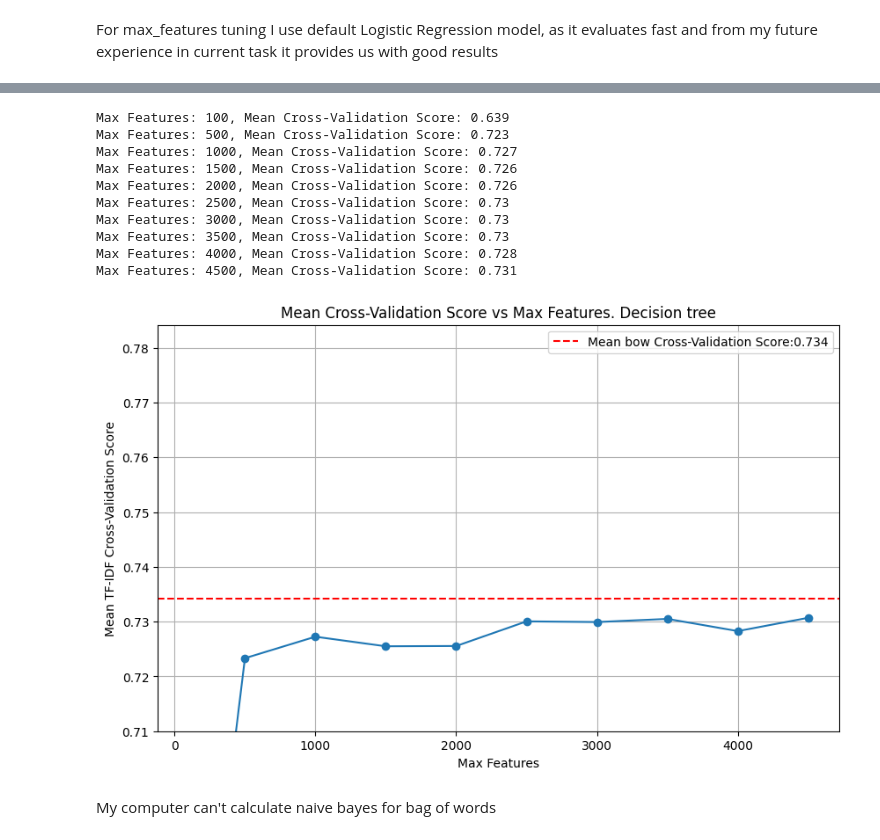
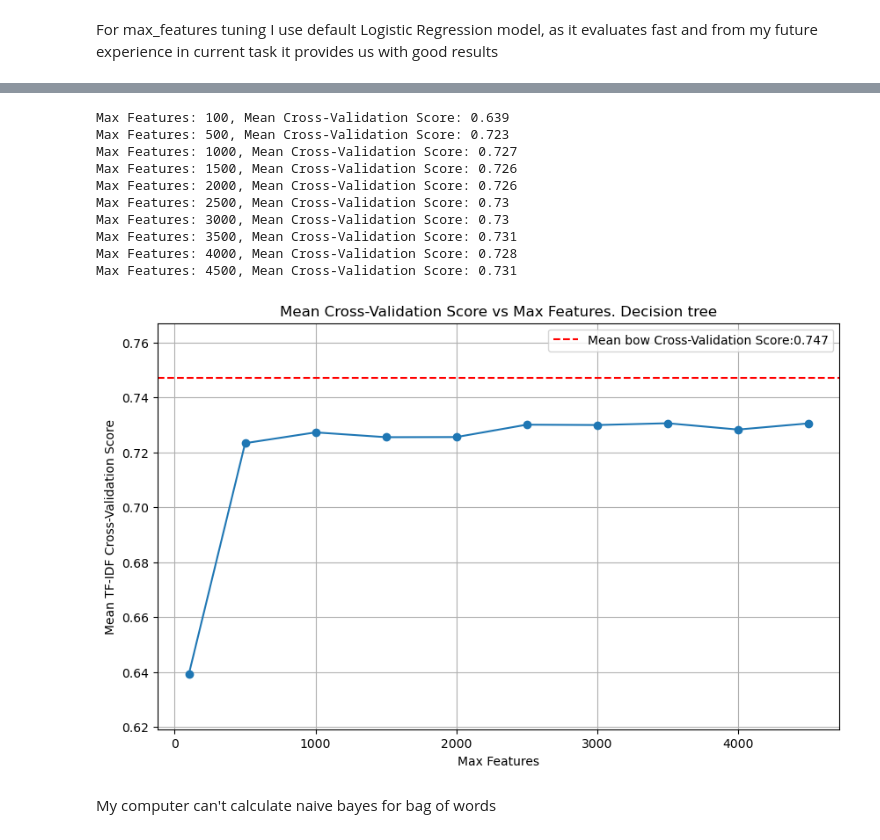
Before and after one commit to AntonGerasimov/sentiment-analysis, a Jupyter notebook: notebooks/bow_vs_tfidf.ipynb, the cells around one changed output, grey strips where cells are left out. Drawn from its saved outputs; the diff is of its cells as text; code cells hidden in the pictures.

Commit message:
Add bow_vs_tfidf notebook

```diff
--- a/notebooks/bow_vs_tfidf.ipynb
+++ b/notebooks/bow_vs_tfidf.ipynb
@@ -178,6 +175,6 @@ def identity_tokenizer(text):
 # %%
 def prepare_plot_data(model):
-    tfidf_vectorizer = TfidfVectorizer(tokenizer=identity_tokenizer, lowercase=False)
+    tfidf_vectorizer = TfidfVectorizer(token_pattern=None, tokenizer=identity_tokenizer, lowercase=False)
     max_features_values = [100, 500, 1000, 1500, 2000, 2500, 3000, 3500, 4000, 4500]
 
     # Dictionary to store results
@@ -198,14 +195,8 @@ def prepare_plot_data(model):
         print(f"Max Features: {max_features}, Mean Cross-Validation Score: {round(mean_score,3)}")
     return list(results.keys()), list(results.values())
 # %%
-def make_plot(model, text):
-
-    model_bow = copy(model)
-    model_bow.fit(X_train_bow, y_train)
-
+def make_plot(model, text, mean_bow_acc):
     max_features_values, mean_scores = prepare_plot_data(model)
-    model_bow_acc = cross_val_score(estimator=model_bow, X=X_train_bow, y=y_train, cv=5, n_jobs=-1)
-    mean_bow_acc = np.mean(model_bow_acc)
 
     plt.figure(figsize=(10, 6))
     plt.plot(max_features_values, mean_scores, marker='o')
@@ -214,7 +205,7 @@ def make_plot(model, text):
     plt.ylabel('Mean TF-IDF Cross-Validation Score')
     plt.axhline(y=mean_bow_acc, color='red', linestyle='--', label = f'Mean bow Cross-Validation Score:{round(mean_bow_acc,3)}')
     plt.legend()
-    plt.ylim(np.min(max_features_values) - 0.02, mean_bow_acc + 0.02)  # Set your desired y-axis bounds
+    plt.ylim(np.min(mean_scores) - 0.02, mean_bow_acc + 0.02)  # Set your desired y-axis bounds
     plt.grid(True)
     plt.show()
 # %%
@@ -224,19 +227,19 @@ make_plot(model_lg, 'Logistic regression')
 # %%
 model_dt = DecisionTreeClassifier(max_depth=20, random_state = 42)
 # %%
-make_plot(model_dt, 'Decision tree')
+make_plot(model_dt, 'Decision tree', 0.747)
 # %% [output]
 Max Features: 100, Mean Cross-Validation Score: 0.639
 Max Features: 500, Mean Cross-Validation Score: 0.723
 Max Features: 1000, Mean Cross-Validation Score: 0.727
 Max Features: 1500, Mean Cross-Validation Score: 0.726
 Max Features: 2000, Mean Cross-Validation Score: 0.726
 Max Features: 2500, Mean Cross-Validation Score: 0.73
 Max Features: 3000, Mean Cross-Validation Score: 0.73
-Max Features: 3500, Mean Cross-Validation Score: 0.73
+Max Features: 3500, Mean Cross-Validation Score: 0.731
 Max Features: 4000, Mean Cross-Validation Score: 0.728
 Max Features: 4500, Mean Cross-Validation Score: 0.731
-[figure, old version]
+[figure, new version]
 # %% [markdown]
 My computer can't calculate naive bayes for bag of words
 # %%
```
Also changed, not shown: parts of 17 cells of this notebook.
